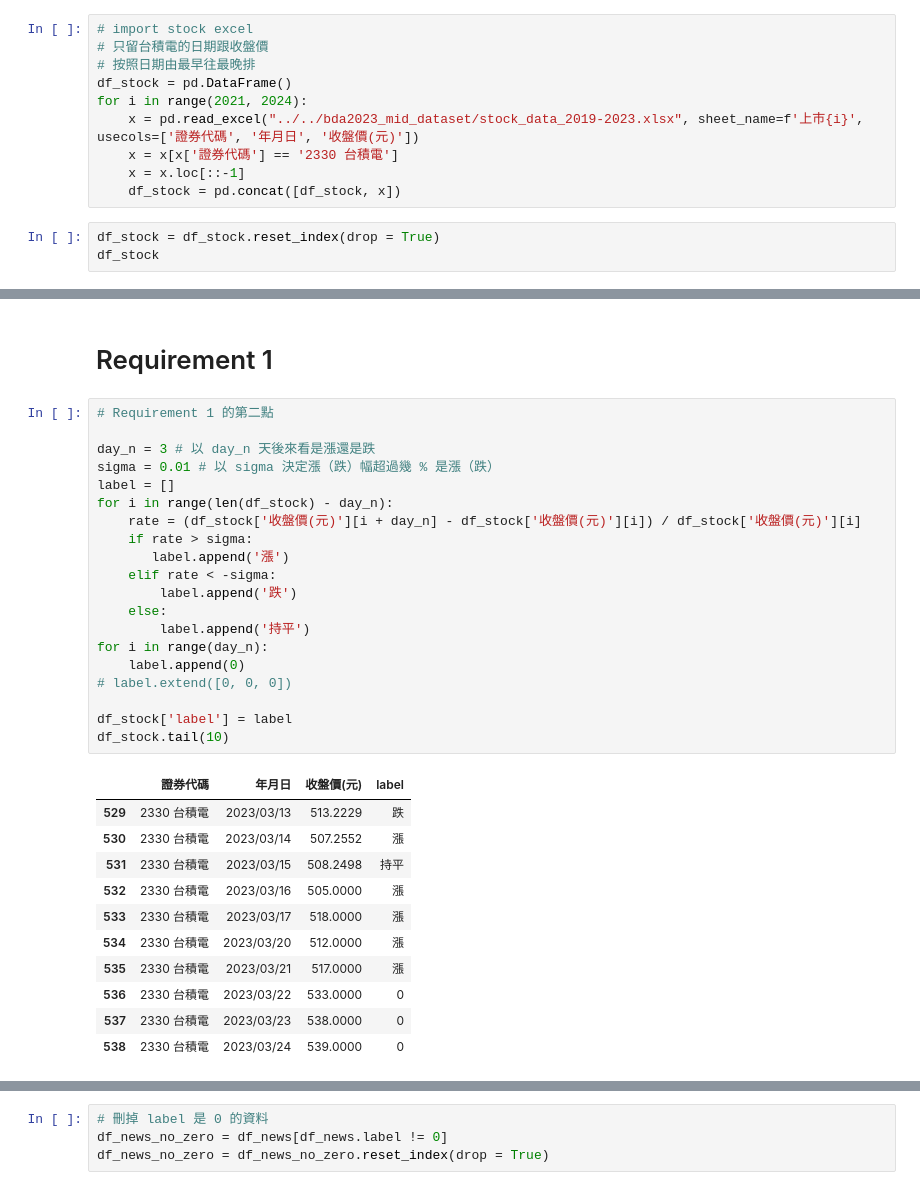
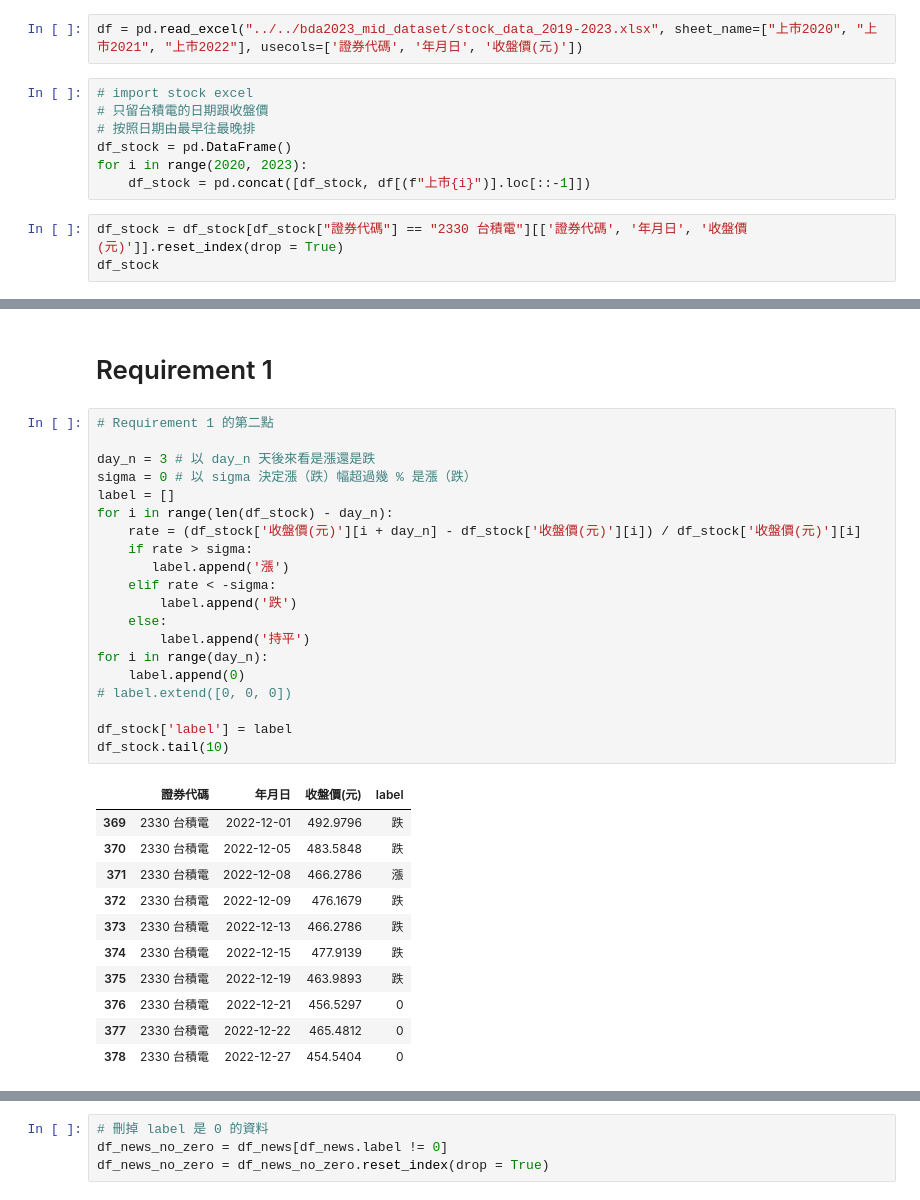
Before and after one commit to Juliecys/2023_BDA, a Jupyter notebook: personal_workspace/Ryan/label_news_no_flat.ipynb, the cells around one changed output, grey strips where cells are left out. Drawn from its saved outputs; the diff is of its cells as text.

```diff
--- a/personal_workspace/Ryan/label_news_no_flat.ipynb
+++ b/personal_workspace/Ryan/label_news_no_flat.ipynb
@@ -10,17 +10,16 @@ with open('stopwords_zh.txt', 'r') as file:
     stopwords = file.read().splitlines()
 file.close()
+# %%
+df = pd.read_excel("../../bda2023_mid_dataset/stock_data_2019-2023.xlsx", sheet_name=["上市2020", "上市2021", "上市2022"], usecols=['證券代碼', '年月日', '收盤價(元)'])
 # %%
 # import stock excel
 # 只留台積電的日期跟收盤價
 # 按照日期由最早往最晚排
 df_stock = pd.DataFrame()
-for i in range(2021, 2024):
-    x = pd.read_excel("../../bda2023_mid_dataset/stock_data_2019-2023.xlsx", sheet_name=f'上市{i}', usecols=['證券代碼', '年月日', '收盤價(元)'])
-    x = x[x['證券代碼'] == '2330 台積電']
-    x = x.loc[::-1]
-    df_stock = pd.concat([df_stock, x])
+for i in range(2020, 2023):
+    df_stock = pd.concat([df_stock, df[(f"上市{i}")].loc[::-1]])
 # %%
-df_stock = df_stock.reset_index(drop = True)
+df_stock = df_stock[df_stock["證券代碼"] == "2330 台積電"][['證券代碼', '年月日', '收盤價(元)']].reset_index(drop = True)
 df_stock
 # %% [output]
 |  | 證券代碼 | 年月日 | 收盤價(元) |
@@ -41,35 +40,35 @@ df_stock
 # %%
 # Requirement 1 的第二點
 
 day_n = 3 # 以 day_n 天後來看是漲還是跌
-sigma = 0.01 # 以 sigma 決定漲（跌）幅超過幾 % 是漲（跌）
+sigma = 0 # 以 sigma 決定漲（跌）幅超過幾 % 是漲（跌）
 label = []
 for i in range(len(df_stock) - day_n):
     rate = (df_stock['收盤價(元)'][i + day_n] - df_stock['收盤價(元)'][i]) / df_stock['收盤價(元)'][i]
     if rate > sigma:
        label.append('漲')
     elif rate < -sigma:
         label.append('跌')
     else:
         label.append('持平')
 for i in range(day_n):
     label.append(0)
 # label.extend([0, 0, 0])
 
 df_stock['label'] = label
 df_stock.tail(10)
 # %% [output]
 |  | 證券代碼 | 年月日 | 收盤價(元) | label |
-| 529 | 2330 台積電 | 2023/03/13 | 513.2229 | 跌 |
-| 530 | 2330 台積電 | 2023/03/14 | 507.2552 | 漲 |
-| 531 | 2330 台積電 | 2023/03/15 | 508.2498 | 持平 |
-| 532 | 2330 台積電 | 2023/03/16 | 505.0000 | 漲 |
-| 533 | 2330 台積電 | 2023/03/17 | 518.0000 | 漲 |
-| 534 | 2330 台積電 | 2023/03/20 | 512.0000 | 漲 |
-| 535 | 2330 台積電 | 2023/03/21 | 517.0000 | 漲 |
-| 536 | 2330 台積電 | 2023/03/22 | 533.0000 | 0 |
-| 537 | 2330 台積電 | 2023/03/23 | 538.0000 | 0 |
-| 538 | 2330 台積電 | 2023/03/24 | 539.0000 | 0 |
+| 369 | 2330 台積電 | 2022-12-01 | 492.9796 | 跌 |
+| 370 | 2330 台積電 | 2022-12-05 | 483.5848 | 跌 |
+| 371 | 2330 台積電 | 2022-12-08 | 466.2786 | 漲 |
+| 372 | 2330 台積電 | 2022-12-09 | 476.1679 | 跌 |
+| 373 | 2330 台積電 | 2022-12-13 | 466.2786 | 跌 |
+| 374 | 2330 台積電 | 2022-12-15 | 477.9139 | 跌 |
+| 375 | 2330 台積電 | 2022-12-19 | 463.9893 | 跌 |
+| 376 | 2330 台積電 | 2022-12-21 | 456.5297 | 0 |
+| 377 | 2330 台積電 | 2022-12-22 | 465.4812 | 0 |
+| 378 | 2330 台積電 | 2022-12-27 | 454.5404 | 0 |
 # %%
 # 更改年月日的日期格式
 df_stock['年月日'] = pd.to_datetime(df_stock['年月日']).dt.date
```
Also changed, not shown: parts of 38 cells of this notebook, 8 other files.
